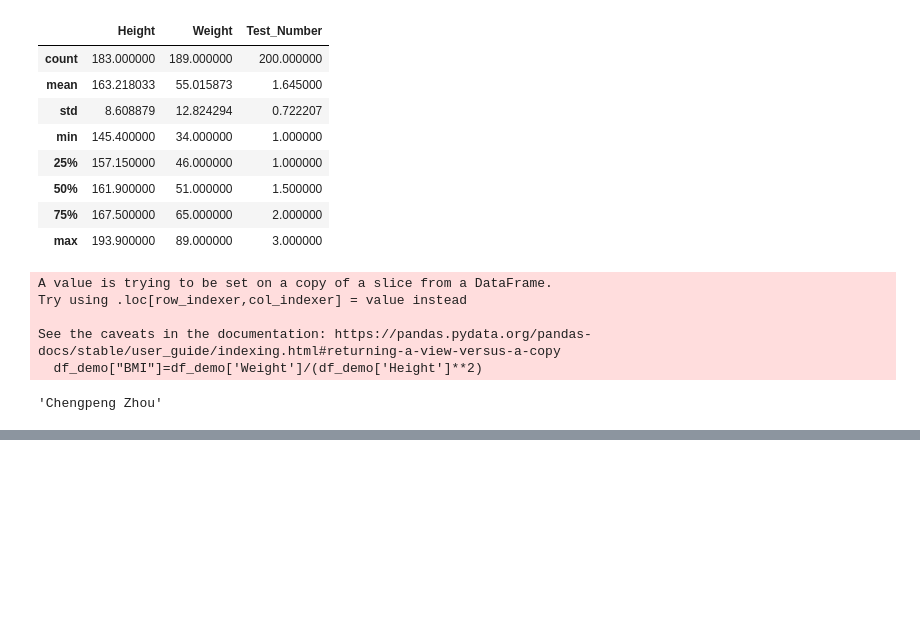
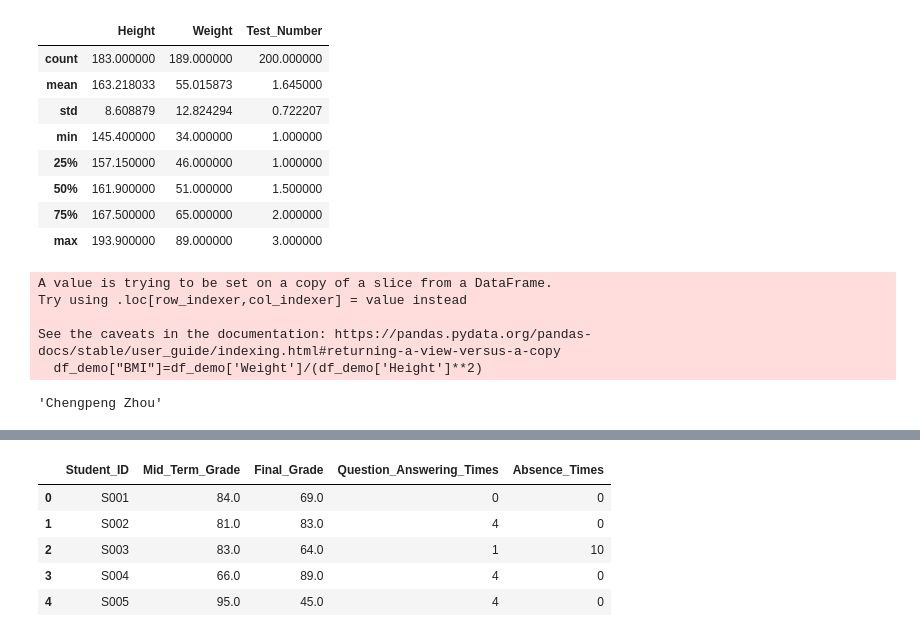
Before and after one commit to shawVV1992/StudyNote, a Jupyter notebook: DA_study/pandas/pandas数据处理与分析.ipynb, the cells around one changed output, grey strips where cells are left out. Cells and saved outputs as stored; diff of their text form; code cells hidden in the pictures; blank space fills up the shorter version.

```diff
--- a/DA_study/pandas/pandas数据处理与分析.ipynb
+++ b/DA_study/pandas/pandas数据处理与分析.ipynb
@@ -343,0 +551,11 @@ df['School'].nunique()
+# %%
+# 汇总某课程的学生总评分数
+data=pd.read_csv("./src/ch2/student_grade.csv")
+data.head()
+# %% [output]
+|  | Student_ID | Mid_Term_Grade | Final_Grade | Question_Answering_Times | Absence_Times |
+| 0 | S001 | 84.0 | 69.0 | 0 | 0 |
+| 1 | S002 | 81.0 | 83.0 | 4 | 0 |
+| 2 | S003 | 83.0 | 64.0 | 1 | 10 |
+| 3 | S004 | 66.0 | 89.0 | 4 | 0 |
+| 4 | S005 | 95.0 | 45.0 | 4 | 0 |
```
Also changed, not shown: parts of 24 cells of this notebook, 2 other files.
